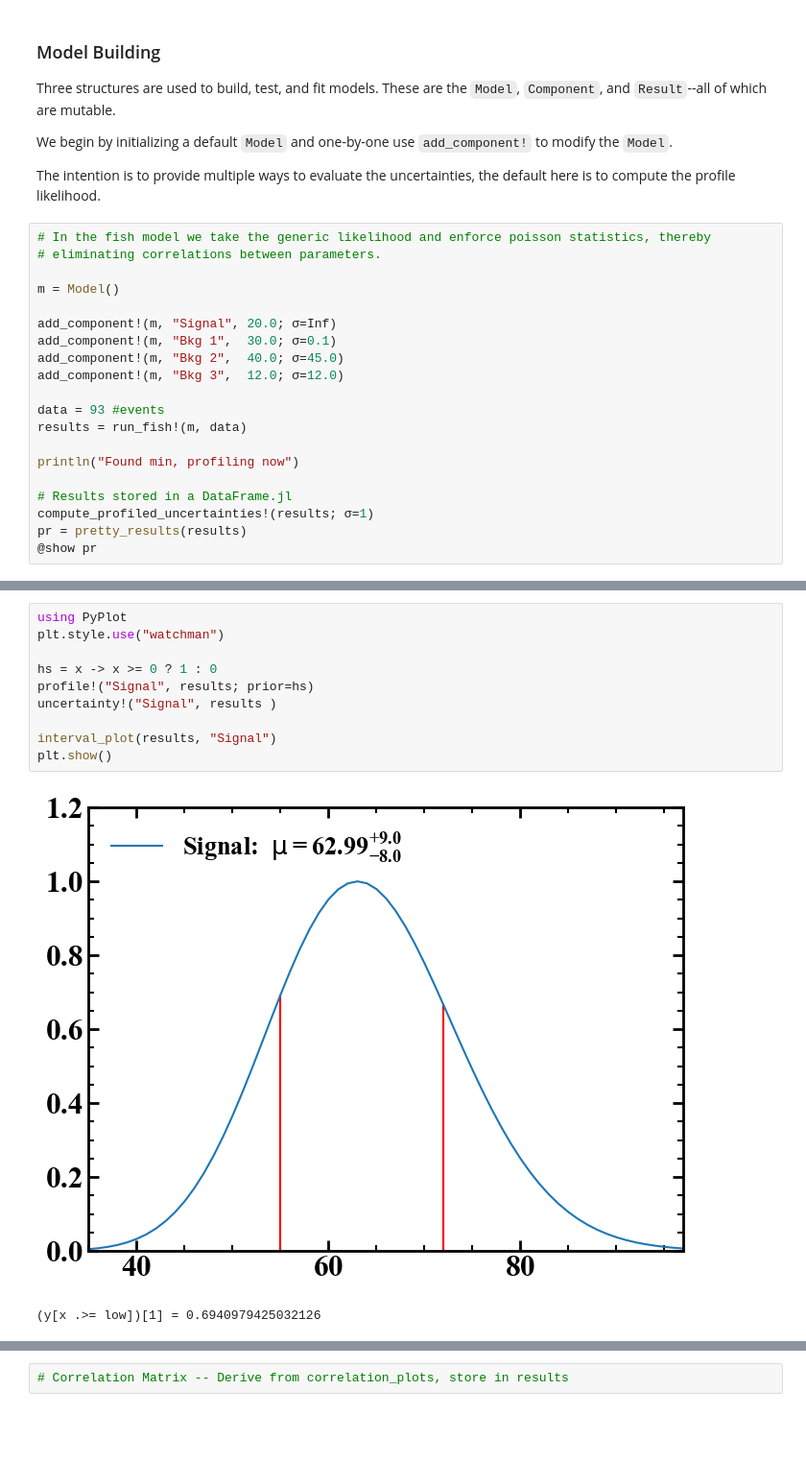
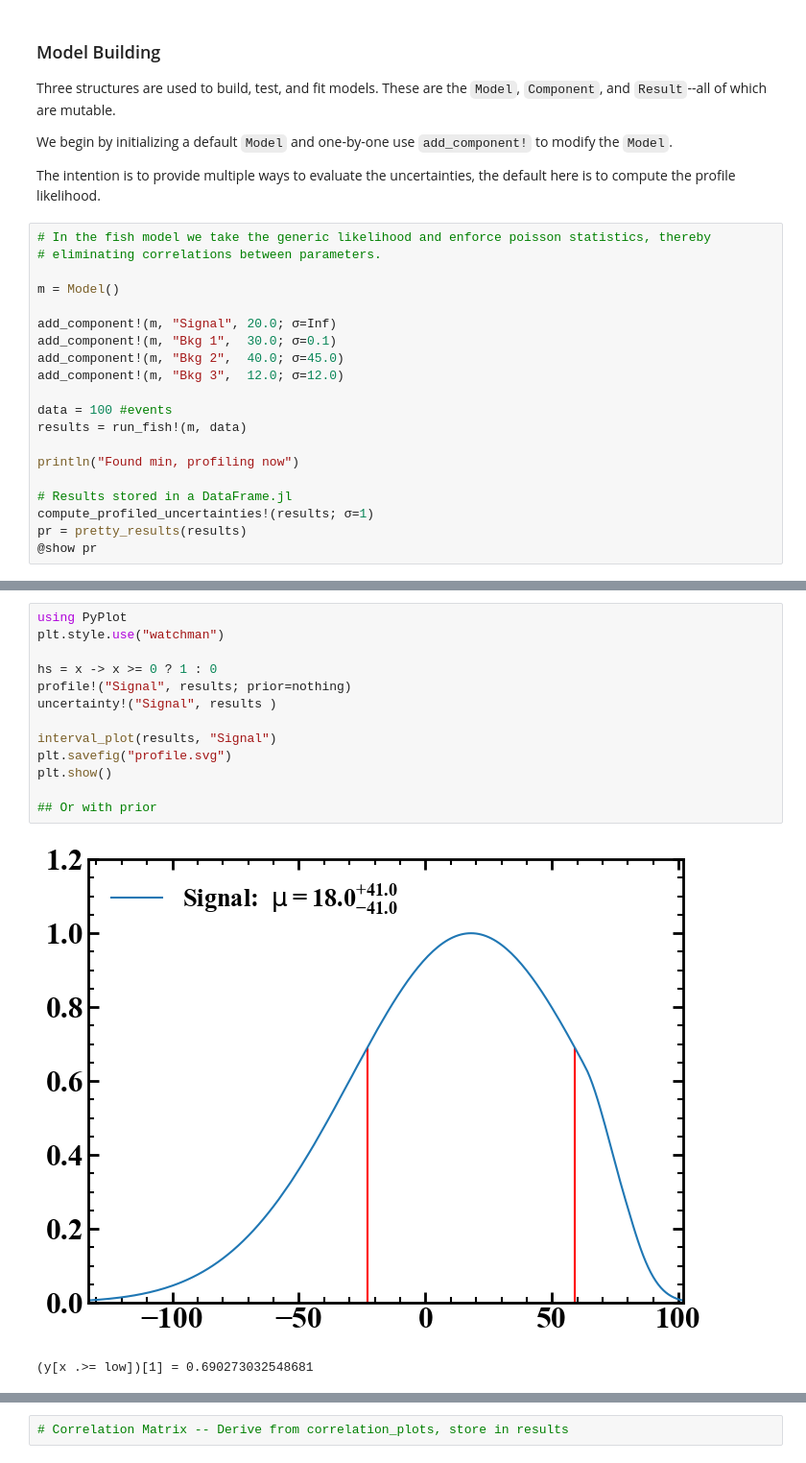
Before and after one commit to MorganAskins/watchfish, a Jupyter notebook: protofish.ipynb, the cells around one changed output, grey strips where cells are left out. Shown at 96% size. Saved outputs shown, nothing was run; the diff lists cells and outputs as text; blank space fills up the shorter version.

```diff
--- a/protofish.ipynb
+++ b/protofish.ipynb
@@ -90,7 +90,7 @@ add_component!(m, "Bkg 1",  30.0; σ=0.1)
 add_component!(m, "Bkg 2",  40.0; σ=45.0)
 add_component!(m, "Bkg 3",  12.0; σ=12.0)
 
-data = 93 #events
+data = 100 #events
 results = run_fish!(m, data)
 
 println("Found min, profiling now")
@@ -119,16 +119,19 @@ pr = 4×6 DataFrames.DataFrame
 # %%
 using PyPlot
 plt.style.use("watchman")
 
 hs = x -> x >= 0 ? 1 : 0
-profile!("Signal", results; prior=hs)
+profile!("Signal", results; prior=nothing)
 uncertainty!("Signal", results )
 
 interval_plot(results, "Signal")
+plt.savefig("profile.svg")
 plt.show()
+
+## Or with prior
 # %% [output]
-[figure, old version]
+[figure, new version]
-(y[x .>= low])[1] = 0.6940979425032126
+(y[x .>= low])[1] = 0.690273032548681
 # %%
 using PyPlot
 
```
Also changed, not shown: parts of 3 cells of this notebook, 1 other file.
